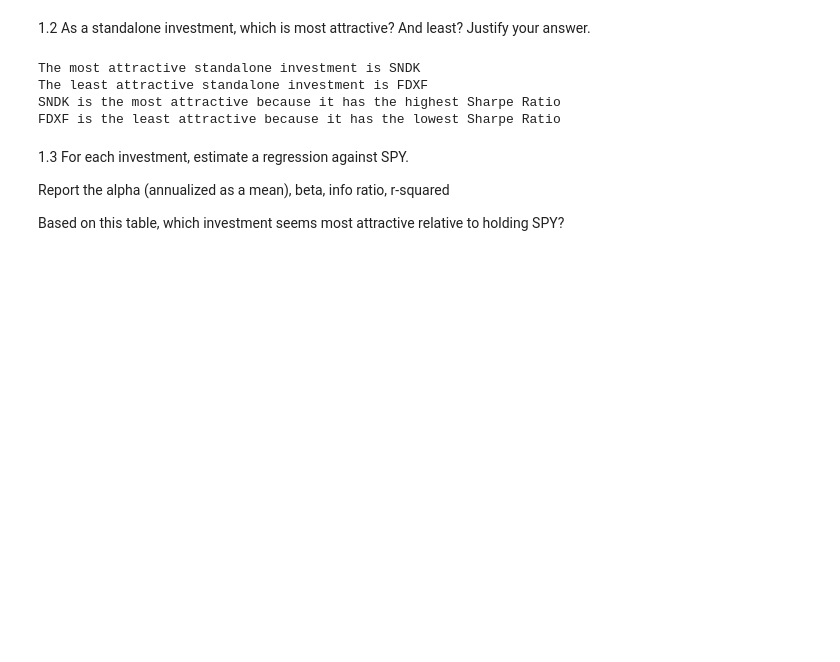
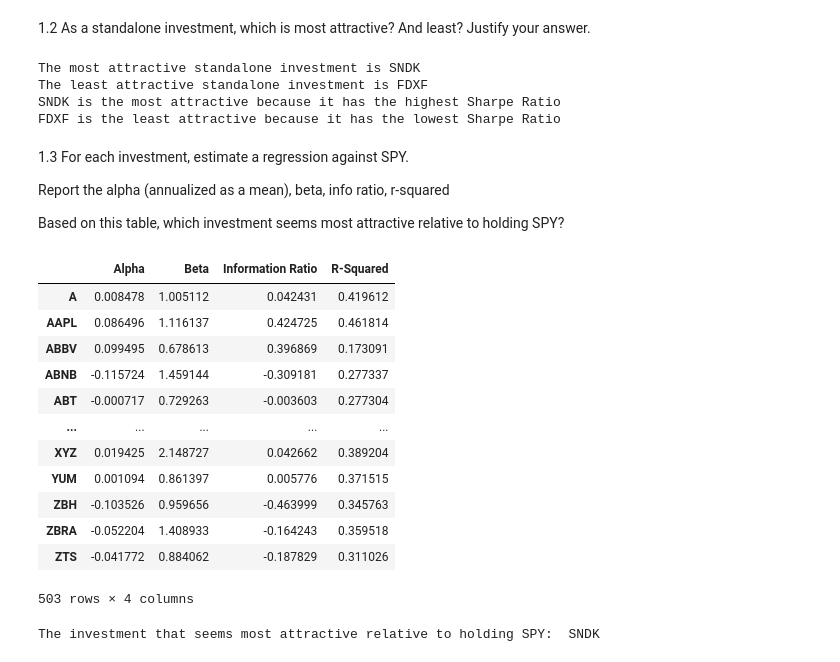
Before and after one commit to ltemry/FINM36700_GroupA, a Jupyter notebook: ProSharesReplication.ipynb, the cells around one changed output. Drawn from its saved outputs; the diff is of its cells as text; code cells hidden in the pictures; blank space fills up the shorter version.

```diff
--- a/ProSharesReplication.ipynb
+++ b/ProSharesReplication.ipynb
@@ -491,6 +491,11 @@ Report the alpha (annualized as a mean), beta, info ratio, r-squared
 Based on this table, which investment seems most attractive relative to holding SPY?
 # %%
 # Used the below helper functions from previous class to calculate regression metrics.
+
+import warnings
+warnings.filterwarnings("ignore", category=FutureWarning)
+
+spy = pd.read_excel("FINM Portfolio/spx_returns_weekly.xlsx", sheet_name="additional returns", index_col=0, parse_dates=[0])["SPY"]
 
 def calc_univ_regr(y, X, intercept=True, adj=12):
     """
@@ -520,7 +525,6 @@ def calc_univ_regr(y, X, intercept=True, adj=12):
     beta = results.params[1] if intercept else results.params[0]
 
     summary = dict()
-
     summary["Alpha"] = inter * adj
     summary["Beta"] = beta
 
@@ -542,43 +546,53 @@ def calc_univ_regr(y, X, intercept=True, adj=12):
 def calc_iter_regr(y, X, intercept=True, one_to_many=False, adj=12):
     """
     Iterative regression for checking one X column against many different y columns,
     or vice versa. "one_to_many=True" means that we are checking one X column against many
     y columns, and "one_to_many=False" means that we are checking many X columns against a
     single y column.
 
     Args:
         y : Target variable(s)
         X : Independent variable(s)
         intercept (bool, optional): Defaults to True.
         one_to_many (bool, optional): Which way to run the regression. Defaults to False.
         adj (int, optional): Annualization. Defaults to 12.
 
     Returns:
         DataFrame : Summary of regression results.
     """
     if one_to_many:
         summary = pd.concat(
             [calc_univ_regr(y[col], X, intercept, adj) for col in y.columns], axis=0
         )
         summary.index = y.columns
         return summary
     else:
         summary = pd.concat(
             [calc_univ_regr(y, X[col], intercept, adj) for col in X.columns], axis=0
         )
         summary.index = X.columns
         return summary
 
-    # Correlation helper function.
-    return sns.heatmap(
-        corrs,
-        annot=True,
-        cmap="coolwarm",
-        vmin=-1,
-        vmax=1,
-        linewidths=0.7,
-        annot_kws={"size": 10},
-        fmt=".2f",
-        square=True,
-        cbar_kws={"shrink": 0.75},
-    )
+regression_table = calc_iter_regr(rets, spy, intercept=True, one_to_many=True, adj=52)
+regression_table = regression_table[
+    ["Alpha", "Beta", "Information Ratio", "R-Squared"]
+]
+display(regression_table)
+
+highest_alpha = regression_table["Alpha"].idxmax()
+print("The investment that seems most attractive relative to holding SPY: ", highest_alpha)
+# %% [output]
+|  | Alpha | Beta | Information Ratio | R-Squared |
+| A | 0.008478 | 1.005112 | 0.042431 | 0.419612 |
+| AAPL | 0.086496 | 1.116137 | 0.424725 | 0.461814 |
+| ABBV | 0.099495 | 0.678613 | 0.396869 | 0.173091 |
+| ABNB | -0.115724 | 1.459144 | -0.309181 | 0.277337 |
+| ABT | -0.000717 | 0.729263 | -0.003603 | 0.277304 |
+| ... | ... | ... | ... | ... |
+| XYZ | 0.019425 | 2.148727 | 0.042662 | 0.389204 |
+| YUM | 0.001094 | 0.861397 | 0.005776 | 0.371515 |
+| ZBH | -0.103526 | 0.959656 | -0.463999 | 0.345763 |
+| ZBRA | -0.052204 | 1.408933 | -0.164243 | 0.359518 |
+| ZTS | -0.041772 | 0.884062 | -0.187829 | 0.311026 |
+503 rows × 4 columns
+The investment that seems most attractive relative to holding SPY:  SNDK
```
Also changed, not shown: parts of 2 cells of this notebook.
